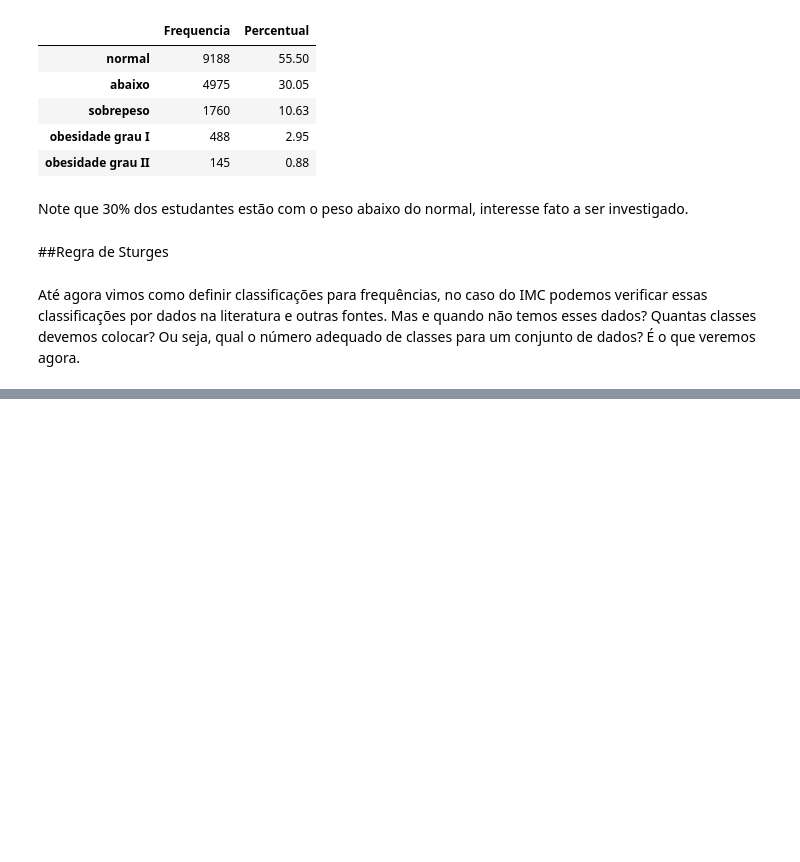
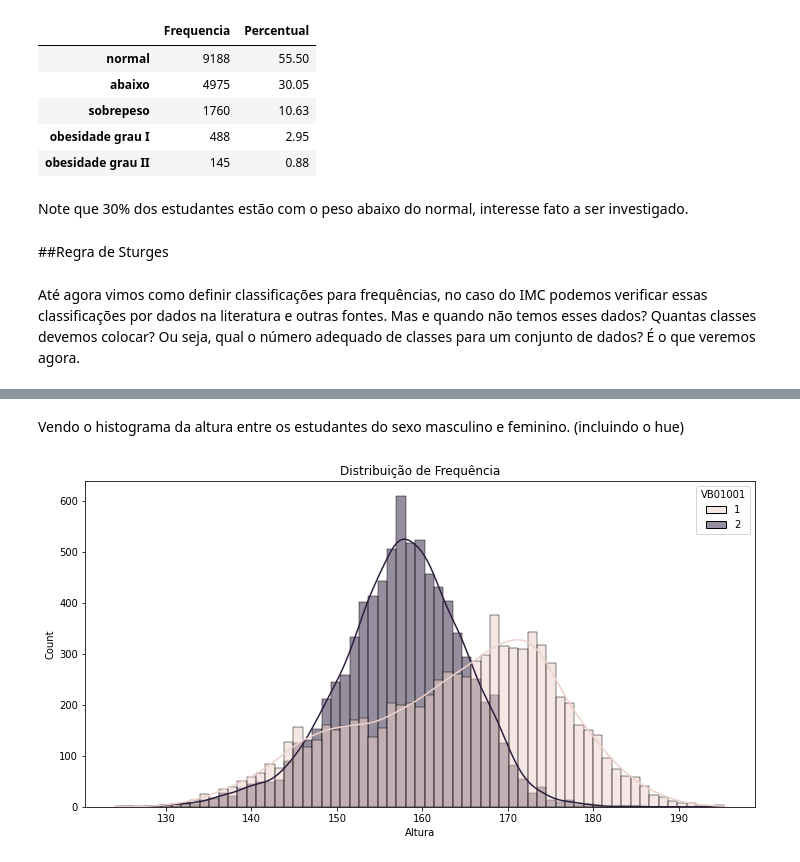
Before and after one commit to AdamStamm/bootcamp_alura, a Jupyter notebook: Notebooks/Bootcamp_Data_Science_Modulo_3.ipynb, the cells around one changed output, grey strips where cells are left out. Drawn from its saved outputs; the diff is of its cells as text; code cells hidden in the pictures; blank space fills up the shorter version.

```diff
--- a/Notebooks/Bootcamp_Data_Science_Modulo_3.ipynb
+++ b/Notebooks/Bootcamp_Data_Science_Modulo_3.ipynb
@@ -501,0 +792,13 @@ Até agora vimos como definir classificações para frequências, no caso do IMC
+# %% [markdown]
+Vendo o histograma da altura entre os estudantes do sexo masculino e feminino. (incluindo o hue)
+# %%
+#plotando o histograma da altura
+ax = sns.histplot(data = dados, x = 'VB17004', kde=True, hue='VB01001')
+#definindo o tamanho do plot
+ax.figure.set_size_inches(12,6)
+#setando título e label x
+ax.set_title('Distribuição de Frequência')
+ax.set_xlabel('Altura')
+ax;
+# %% [output]
+[figure, added]
```
Also changed, not shown: parts of 73 cells of this notebook.
